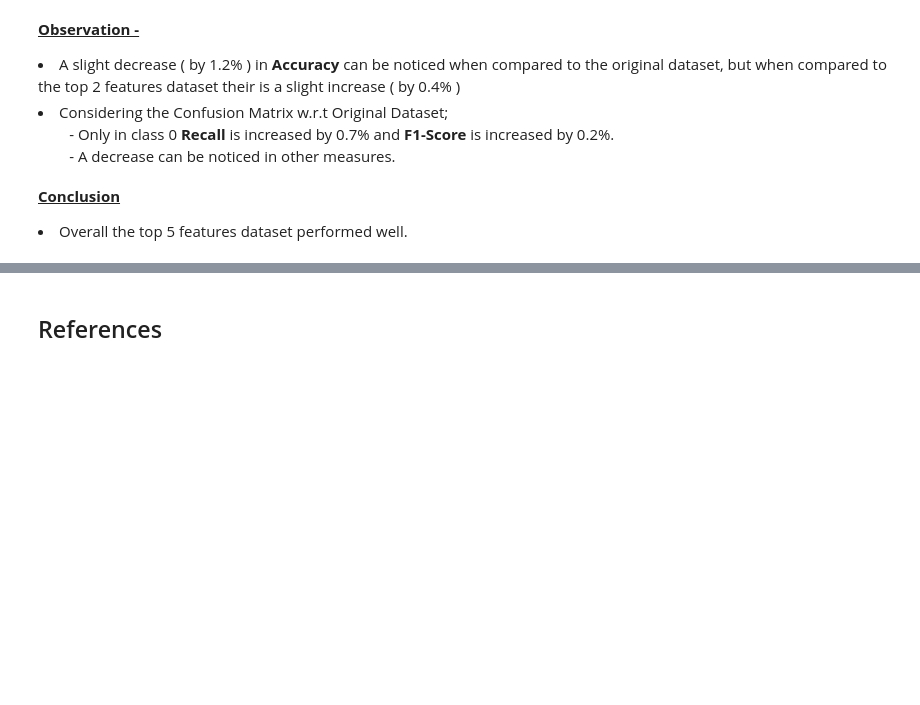
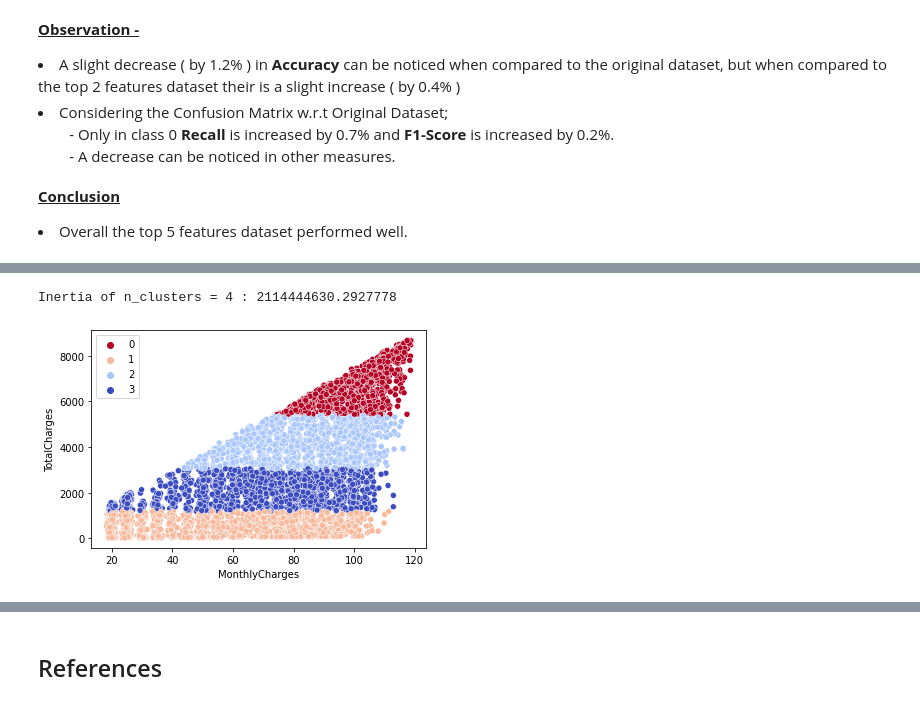
Before and after one commit to KusalkaSilva/Telco-Customer-Churn, a Jupyter notebook: Telco_Customer_Churn.ipynb, the cells around one changed output, grey strips where cells are left out. Cells and saved outputs as stored; diff of their text form; code cells hidden in the pictures; blank space fills up the shorter version.

```diff
--- a/Telco_Customer_Churn.ipynb
+++ b/Telco_Customer_Churn.ipynb
@@ -1391,0 +1150,12 @@ Comparing with k-means we can see an increase in the accuracy by 1%. Since there
+# %%
+# Applying k-means where n_clusters = 4
+kmeans4 = KMeans(n_clusters = 4, init = 'k-means++', max_iter = 300, n_init = 10, random_state = 0)
+y_kmeans4 = kmeans4.fit_predict(X)
+
+# Let's plot the clusters
+sns.scatterplot(data= X, x = "MonthlyCharges", y = "TotalCharges", hue = y_kmeans4, palette = "coolwarm_r")
+
+print("Inertia of n_clusters = 4 : " + str(kmeans4.inertia_))
+# %% [output]
+Inertia of n_clusters = 4 : 2114444630.2927778
+[figure, added]
```
Also changed, not shown: parts of 151 cells of this notebook.
